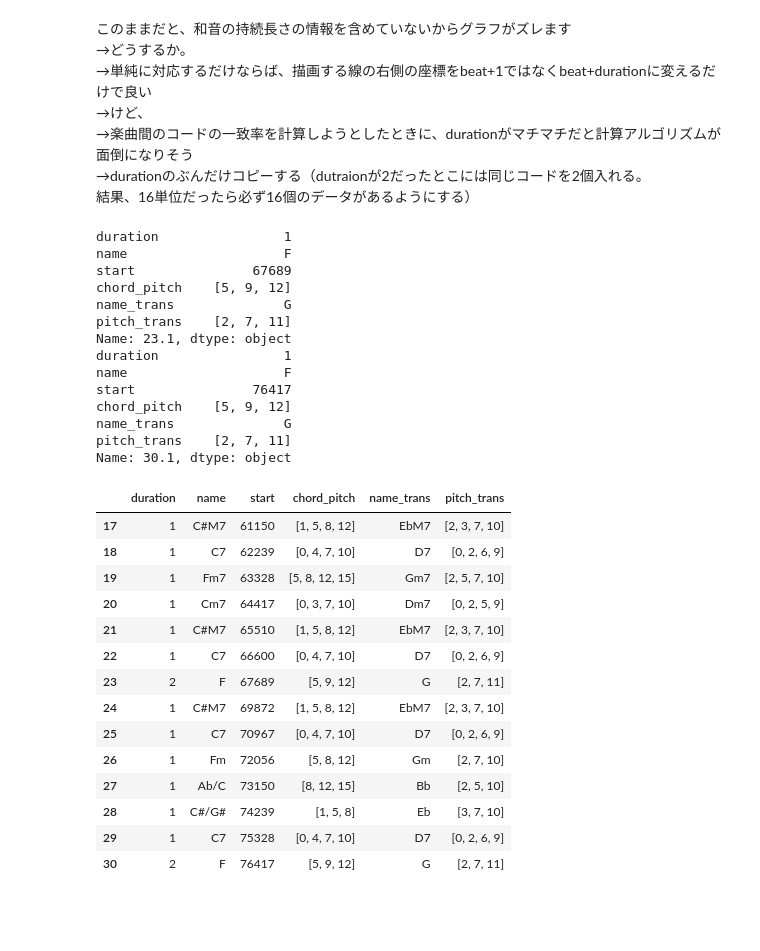
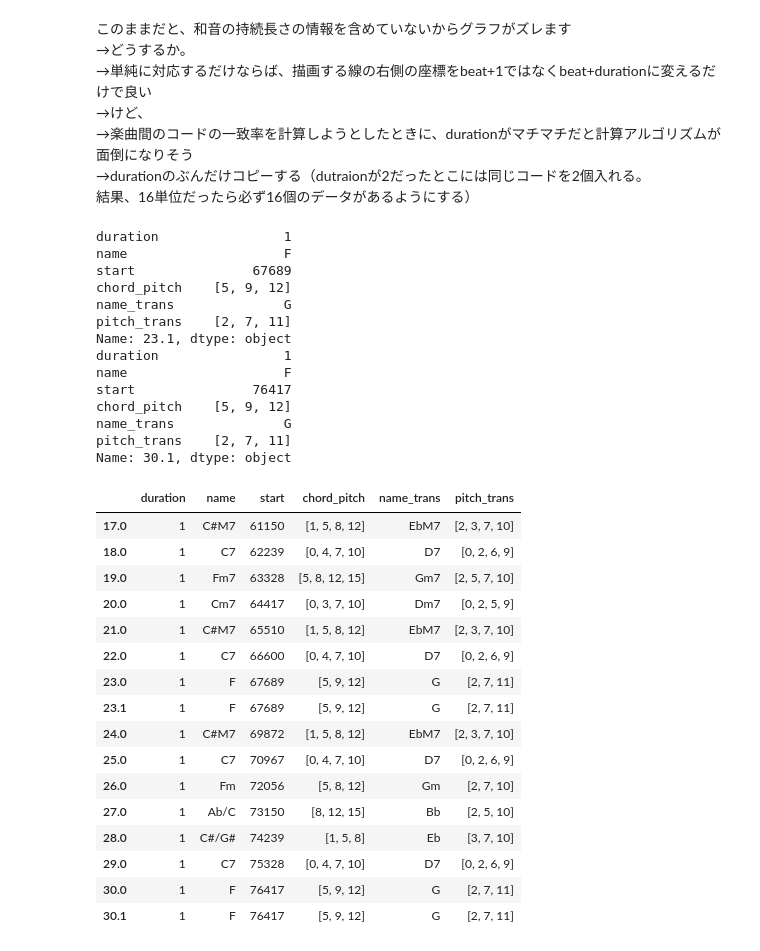
Before and after one commit to Linus-MK/audio_chord_analysis, a Jupyter notebook: perse_songle_api.ipynb, the cells around one changed output. Saved outputs shown, nothing was run; the diff lists cells and outputs as text; code cells hidden in the pictures; blank space fills up the shorter version.

Commit message:
append部分のコードを修正

```diff
--- a/perse_songle_api.ipynb
+++ b/perse_songle_api.ipynb
@@ -535,49 +535,51 @@ plot_chord_chromagram(sabi_mousou["pitch_trans"], "r--")
 # %%
 sabi_mousou_temp = sabi_mousou.copy()
 
 for _, chord in sabi_mousou_temp.iterrows():
     if chord["duration"] > 1 :
         duration = chord["duration"]
         base_index = chord.name
-        chord["duration"] = 1
+        chord["duration"] = 1 #★これは上手くいかない。新たに作ったSeriesを書き換えるだけでもとのsabi_mousou_tempに影響しない★
         #chordと同一のデータをduration - 1個付加する
         for i in range(duration - 1):
             chord.name = base_index +  (i+1) * 0.1
             print(chord)
-            sabi_mousou_temp.append(chord, verify_integrity = True)
+            sabi_mousou_temp = sabi_mousou_temp.append(chord, verify_integrity = True)
             # verify_integrity = Trueなので、インデックス重複によってappendが失敗したらErrorが上がる
+            # appendメソッドは自身を書き換えないので、元の変数を左辺に書いて代入しないと更新されないよ！！
 
-# sabi_mousou_temp.sort_index()
+sabi_mousou_temp = sabi_mousou_temp.sort_index()    # sort_indexメソッドは自身を書き換えないので 以下略
+sabi_mousou_temp["duration"] = 1 # ★部分の埋め合わせ……もうちょい良い方法が無いものかな
 sabi_mousou_temp
-
-# 列が追加されてないの何でや……
 # %% [output]
 duration                1
 name                    F
 start               67689
 chord_pitch    [5, 9, 12]
 name_trans              G
 pitch_trans    [2, 7, 11]
 Name: 23.1, dtype: object
 duration                1
 name                    F
 start               76417
 chord_pitch    [5, 9, 12]
 name_trans              G
 pitch_trans    [2, 7, 11]
 Name: 30.1, dtype: object
 |  | duration | name | start | chord_pitch | name_trans | pitch_trans |
-| 17 | 1 | C#M7 | 61150 | [1, 5, 8, 12] | EbM7 | [2, 3, 7, 10] |
-| 18 | 1 | C7 | 62239 | [0, 4, 7, 10] | D7 | [0, 2, 6, 9] |
-| 19 | 1 | Fm7 | 63328 | [5, 8, 12, 15] | Gm7 | [2, 5, 7, 10] |
-| 20 | 1 | Cm7 | 64417 | [0, 3, 7, 10] | Dm7 | [0, 2, 5, 9] |
-| 21 | 1 | C#M7 | 65510 | [1, 5, 8, 12] | EbM7 | [2, 3, 7, 10] |
-| 22 | 1 | C7 | 66600 | [0, 4, 7, 10] | D7 | [0, 2, 6, 9] |
-| 23 | 2 | F | 67689 | [5, 9, 12] | G | [2, 7, 11] |
-| 24 | 1 | C#M7 | 69872 | [1, 5, 8, 12] | EbM7 | [2, 3, 7, 10] |
-| 25 | 1 | C7 | 70967 | [0, 4, 7, 10] | D7 | [0, 2, 6, 9] |
-| 26 | 1 | Fm | 72056 | [5, 8, 12] | Gm | [2, 7, 10] |
-| 27 | 1 | Ab/C | 73150 | [8, 12, 15] | Bb | [2, 5, 10] |
-| 28 | 1 | C#/G# | 74239 | [1, 5, 8] | Eb | [3, 7, 10] |
-| 29 | 1 | C7 | 75328 | [0, 4, 7, 10] | D7 | [0, 2, 6, 9] |
-| 30 | 2 | F | 76417 | [5, 9, 12] | G | [2, 7, 11] |
+| 17.0 | 1 | C#M7 | 61150 | [1, 5, 8, 12] | EbM7 | [2, 3, 7, 10] |
+| 18.0 | 1 | C7 | 62239 | [0, 4, 7, 10] | D7 | [0, 2, 6, 9] |
+| 19.0 | 1 | Fm7 | 63328 | [5, 8, 12, 15] | Gm7 | [2, 5, 7, 10] |
+| 20.0 | 1 | Cm7 | 64417 | [0, 3, 7, 10] | Dm7 | [0, 2, 5, 9] |
+| 21.0 | 1 | C#M7 | 65510 | [1, 5, 8, 12] | EbM7 | [2, 3, 7, 10] |
+| 22.0 | 1 | C7 | 66600 | [0, 4, 7, 10] | D7 | [0, 2, 6, 9] |
+| 23.0 | 1 | F | 67689 | [5, 9, 12] | G | [2, 7, 11] |
+| 23.1 | 1 | F | 67689 | [5, 9, 12] | G | [2, 7, 11] |
+| 24.0 | 1 | C#M7 | 69872 | [1, 5, 8, 12] | EbM7 | [2, 3, 7, 10] |
+| 25.0 | 1 | C7 | 70967 | [0, 4, 7, 10] | D7 | [0, 2, 6, 9] |
+| 26.0 | 1 | Fm | 72056 | [5, 8, 12] | Gm | [2, 7, 10] |
+| 27.0 | 1 | Ab/C | 73150 | [8, 12, 15] | Bb | [2, 5, 10] |
+| 28.0 | 1 | C#/G# | 74239 | [1, 5, 8] | Eb | [3, 7, 10] |
+| 29.0 | 1 | C7 | 75328 | [0, 4, 7, 10] | D7 | [0, 2, 6, 9] |
+| 30.0 | 1 | F | 76417 | [5, 9, 12] | G | [2, 7, 11] |
+| 30.1 | 1 | F | 76417 | [5, 9, 12] | G | [2, 7, 11] |
```
Also changed, not shown: parts of 3 cells of this notebook.
